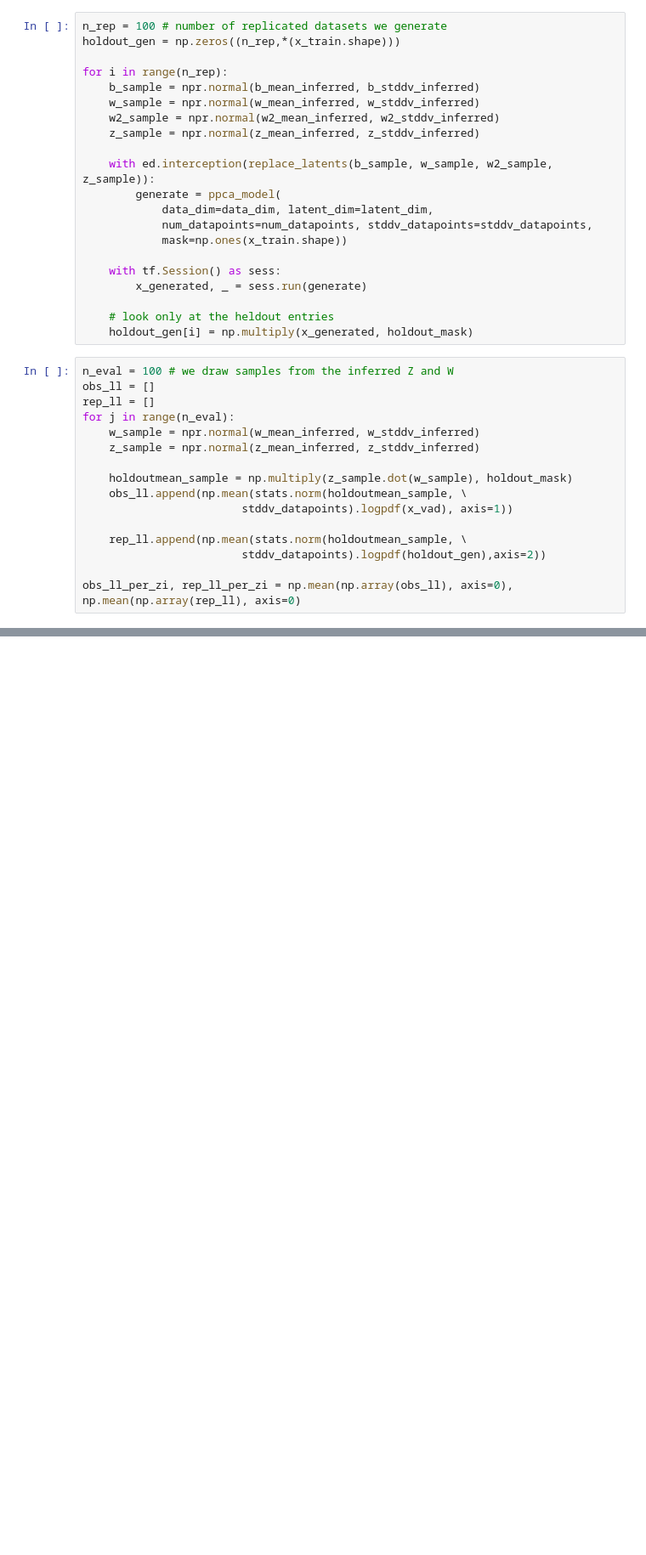
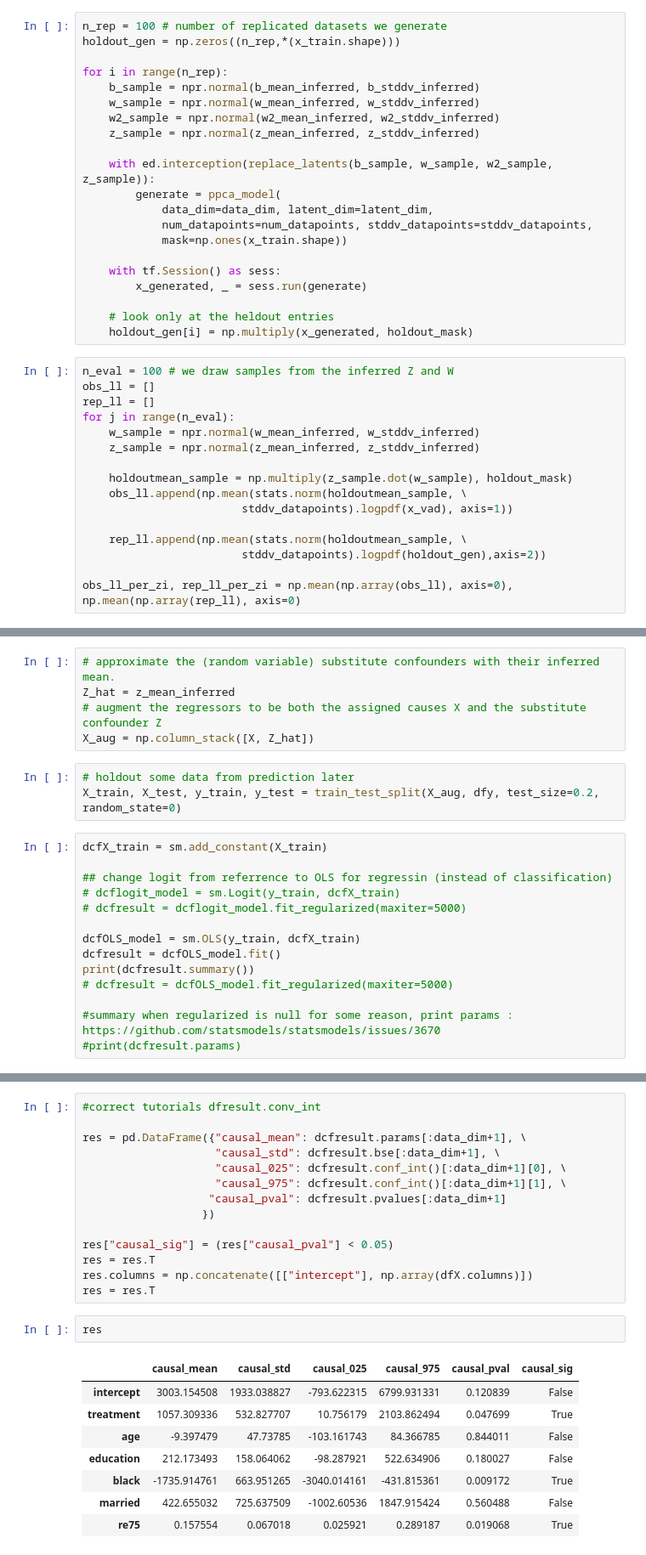
Before and after one commit to AnyaTrivedi/deconfounded_causal_inference, a Jupyter notebook: Code/Jobs.ipynb, the cells around one changed output, grey strips where cells are left out. Shown at 85% size. Cells and saved outputs as stored; diff of their text form; blank space fills up the shorter version.

Commit message:
predictions

```diff
--- a/Code/Jobs.ipynb
+++ b/Code/Jobs.ipynb
@@ -388,0 +391,22 @@ Predictive check p-values 0.05103174603174603
+# %%
+# approximate the (random variable) substitute confounders with their inferred mean.
+Z_hat = z_mean_inferred
+# augment the regressors to be both the assigned causes X and the substitute confounder Z
+X_aug = np.column_stack([X, Z_hat])
+# %%
+# holdout some data from prediction later
+X_train, X_test, y_train, y_test = train_test_split(X_aug, dfy, test_size=0.2, random_state=0)
+# %%
+dcfX_train = sm.add_constant(X_train)
+
+## change logit from referrence to OLS for regressin (instead of classification)
+# dcflogit_model = sm.Logit(y_train, dcfX_train)
+# dcfresult = dcflogit_model.fit_regularized(maxiter=5000)
+
+dcfOLS_model = sm.OLS(y_train, dcfX_train)
+dcfresult = dcfOLS_model.fit()
+print(dcfresult.summary())
+# dcfresult = dcfOLS_model.fit_regularized(maxiter=5000)
+
+#summary when regularized is null for some reason, print params : https://github.com/statsmodels/statsmodels/issues/3670
+#print(dcfresult.params)
@@ -388,0 +431,25 @@ Predictive check p-values 0.05103174603174603
+# %%
+#correct tutorials dfresult.conv_int
+
+res = pd.DataFrame({"causal_mean": dcfresult.params[:data_dim+1], \
+                    "causal_std": dcfresult.bse[:data_dim+1], \
+                    "causal_025": dcfresult.conf_int()[:data_dim+1][0], \
+                    "causal_975": dcfresult.conf_int()[:data_dim+1][1], \
+                   "causal_pval": dcfresult.pvalues[:data_dim+1]
+                  })
+
+res["causal_sig"] = (res["causal_pval"] < 0.05)
+res = res.T
+res.columns = np.concatenate([["intercept"], np.array(dfX.columns)])
+res = res.T
+# %%
+res
+# %% [output]
+|  | causal_mean | causal_std | causal_025 | causal_975 | causal_pval | causal_sig |
+| intercept | 3003.154508 | 1933.038827 | -793.622315 | 6799.931331 | 0.120839 | False |
+| treatment | 1057.309336 | 532.827707 | 10.756179 | 2103.862494 | 0.047699 | True |
+| age | -9.397479 | 47.73785 | -103.161743 | 84.366785 | 0.844011 | False |
+| education | 212.173493 | 158.064062 | -98.287921 | 522.634906 | 0.180027 | False |
+| black | -1735.914761 | 663.951265 | -3040.014161 | -431.815361 | 0.009172 | True |
+| married | 422.655032 | 725.637509 | -1002.60536 | 1847.915424 | 0.560488 | False |
+| re75 | 0.157554 | 0.067018 | 0.025921 | 0.289187 | 0.019068 | True |
```
Also changed, not shown: parts of 7 cells of this notebook, 1 other file.
